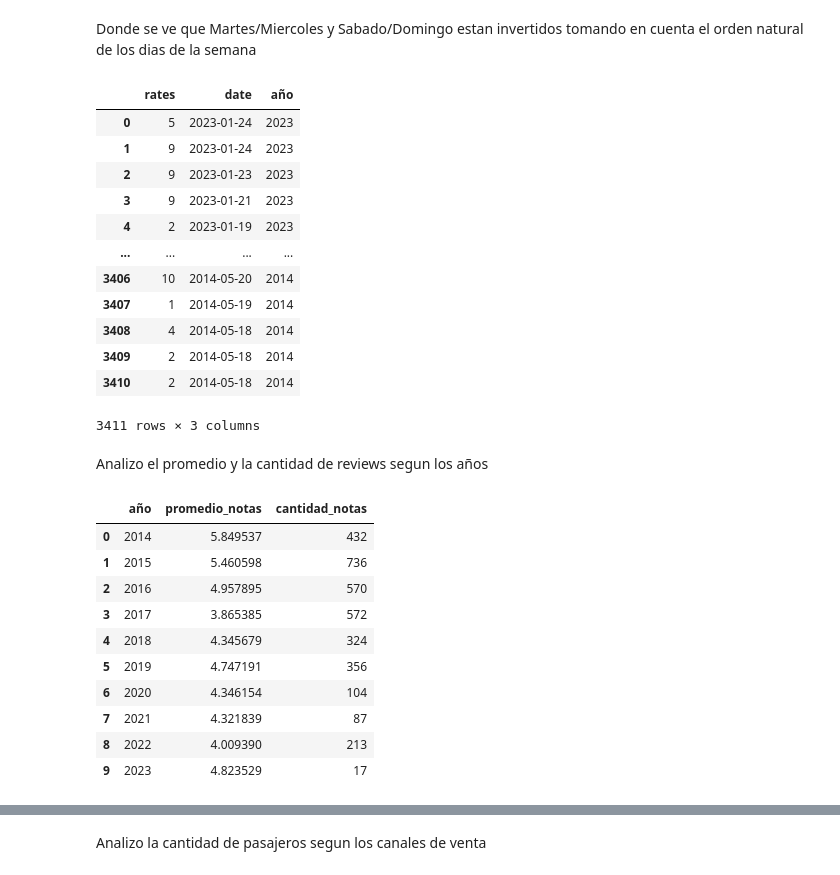
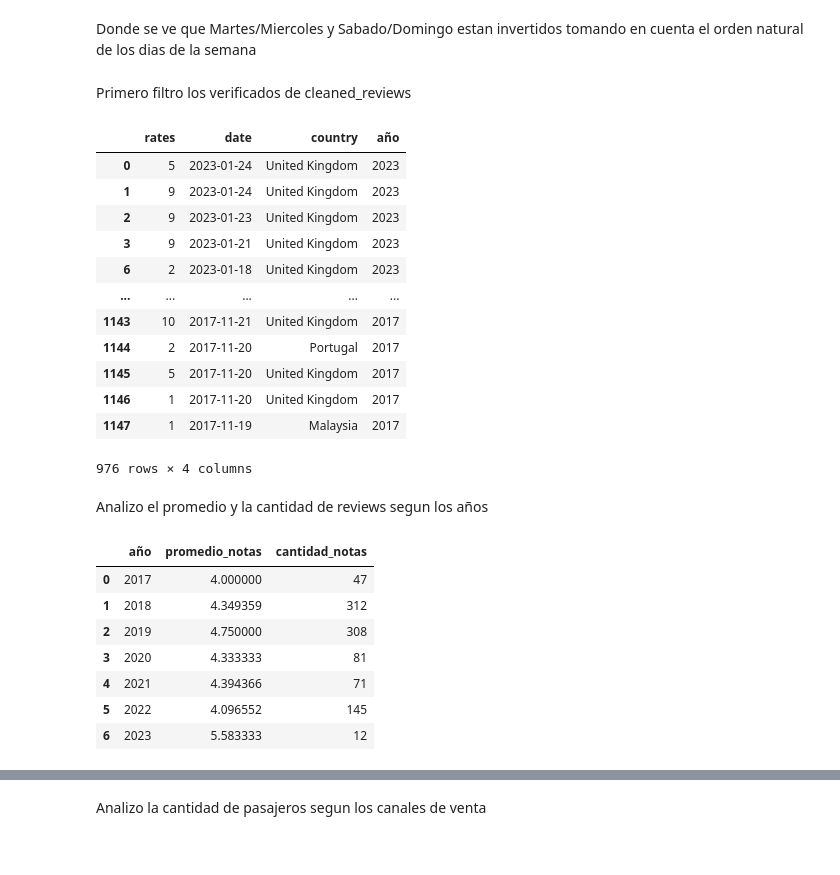
Before and after one commit to agalarza768/TP1-Orga_de_datos, a Jupyter notebook: TP_Orga.ipynb, the cells around one changed output, grey strips where cells are left out. Saved outputs shown, nothing was run; the diff lists cells and outputs as text; code cells hidden in the pictures.

```diff
--- a/TP_Orga.ipynb
+++ b/TP_Orga.ipynb
@@ -231,24 +231,27 @@ plt.show()
 [figure]
 # %% [markdown]
 Donde se ve que Martes/Miercoles y Sabado/Domingo estan invertidos tomando en cuenta el orden natural de los dias de la semana
+# %% [markdown]
+Primero filtro los verificados de cleaned_reviews
 # %%
-date_reviews = cleaned_reviews.loc[:,['rates', 'date']]
+verified_reviews = cleaned_reviews[cleaned_reviews['verified']]
+date_reviews = verified_reviews.loc[:,['rates','date','country']]
 date_reviews['año'] = cleaned_reviews['date'].dt.year
 date_reviews
 # %% [output]
-|  | rates | date | año |
-| 0 | 5 | 2023-01-24 | 2023 |
-| 1 | 9 | 2023-01-24 | 2023 |
-| 2 | 9 | 2023-01-23 | 2023 |
-| 3 | 9 | 2023-01-21 | 2023 |
-| 4 | 2 | 2023-01-19 | 2023 |
-| ... | ... | ... | ... |
-| 3406 | 10 | 2014-05-20 | 2014 |
-| 3407 | 1 | 2014-05-19 | 2014 |
-| 3408 | 4 | 2014-05-18 | 2014 |
-| 3409 | 2 | 2014-05-18 | 2014 |
-| 3410 | 2 | 2014-05-18 | 2014 |
+|  | rates | date | country | año |
+| 0 | 5 | 2023-01-24 | United Kingdom | 2023 |
+| 1 | 9 | 2023-01-24 | United Kingdom | 2023 |
+| 2 | 9 | 2023-01-23 | United Kingdom | 2023 |
+| 3 | 9 | 2023-01-21 | United Kingdom | 2023 |
+| 6 | 2 | 2023-01-18 | United Kingdom | 2023 |
+| ... | ... | ... | ... | ... |
+| 1143 | 10 | 2017-11-21 | United Kingdom | 2017 |
+| 1144 | 2 | 2017-11-20 | Portugal | 2017 |
+| 1145 | 5 | 2017-11-20 | United Kingdom | 2017 |
+| 1146 | 1 | 2017-11-20 | United Kingdom | 2017 |
+| 1147 | 1 | 2017-11-19 | Malaysia | 2017 |
-3411 rows × 3 columns
+976 rows × 4 columns
 # %% [markdown]
 Analizo el promedio y la cantidad de reviews segun los años
 # %%
@@ -257,16 +260,13 @@ reviews_info.rename(columns={'mean':'promedio_notas', 'count':'cantidad_notas'},
 reviews_info
 # %% [output]
 |  | año | promedio_notas | cantidad_notas |
-| 0 | 2014 | 5.849537 | 432 |
-| 1 | 2015 | 5.460598 | 736 |
-| 2 | 2016 | 4.957895 | 570 |
-| 3 | 2017 | 3.865385 | 572 |
-| 4 | 2018 | 4.345679 | 324 |
-| 5 | 2019 | 4.747191 | 356 |
-| 6 | 2020 | 4.346154 | 104 |
-| 7 | 2021 | 4.321839 | 87 |
-| 8 | 2022 | 4.009390 | 213 |
-| 9 | 2023 | 4.823529 | 17 |
+| 0 | 2017 | 4.000000 | 47 |
+| 1 | 2018 | 4.349359 | 312 |
+| 2 | 2019 | 4.750000 | 308 |
+| 3 | 2020 | 4.333333 | 81 |
+| 4 | 2021 | 4.394366 | 71 |
+| 5 | 2022 | 4.096552 | 145 |
+| 6 | 2023 | 5.583333 | 12 |
 # %%
 reviews_info.plot.line(x='año',y='promedio_notas',figsize=(8,5))
 plt.title('Promedio de notas a lo largo del tiempo')
```
Also changed, not shown: parts of 3 cells of this notebook.
